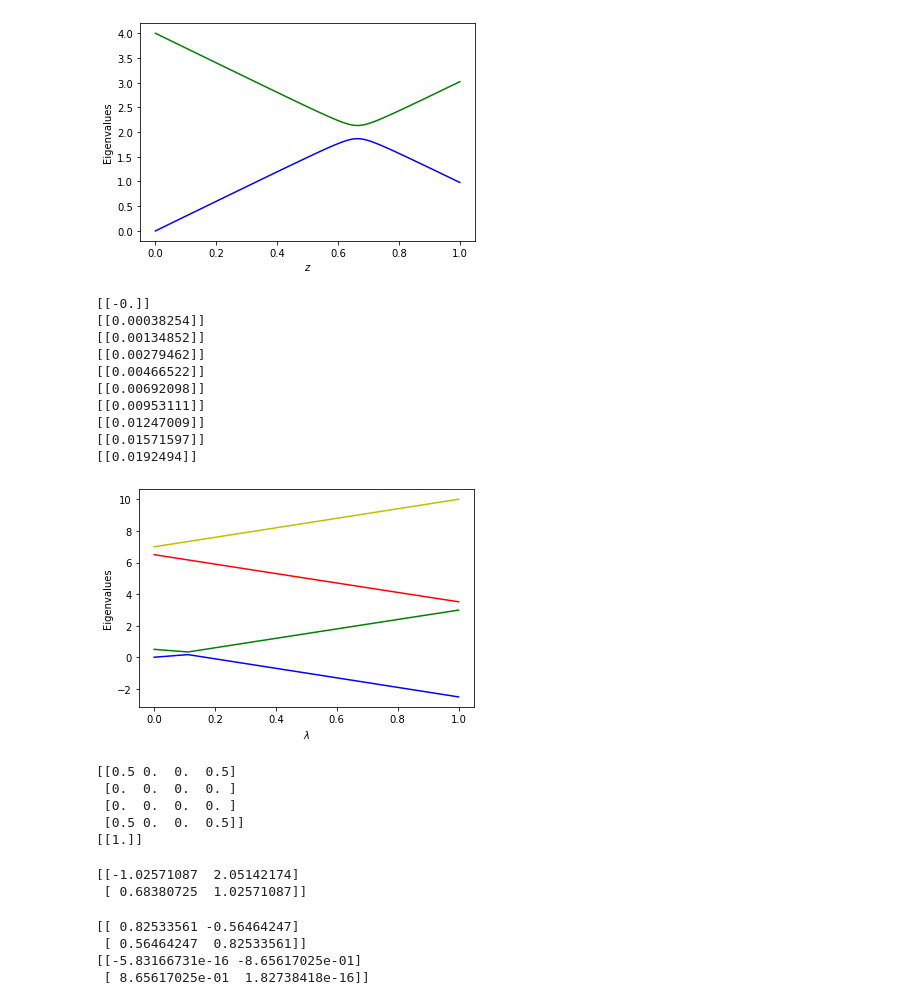
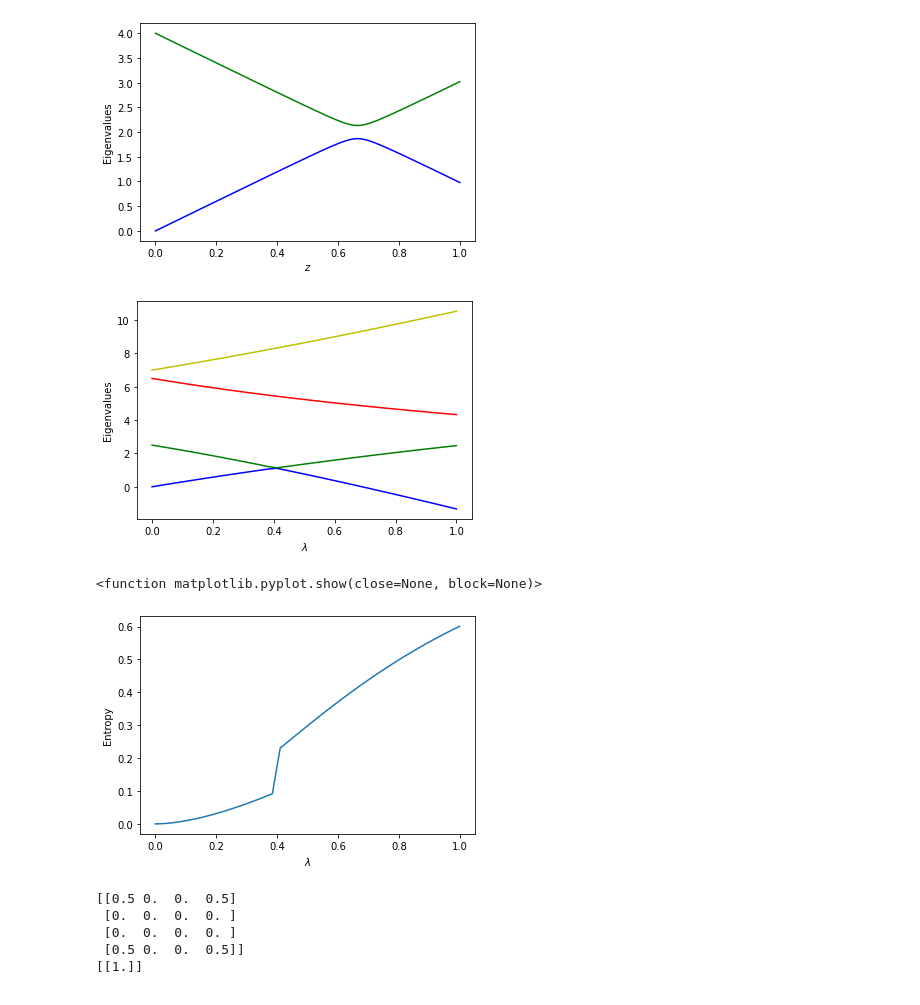
Before and after one commit to ManyBodyPhysics/QuantumProject, a Jupyter notebook: doc/src/PaperMaterial/model.ipynb, the cells around one changed output. Drawn from its saved outputs; the diff is of its cells as text; code cells hidden in the pictures.

```diff
--- a/doc/src/PaperMaterial/model.ipynb
+++ b/doc/src/PaperMaterial/model.ipynb
@@ -154,12 +154,15 @@ plt.show()
 from  matplotlib import pyplot as plt
 import numpy as np
 from scipy.linalg import logm, expm
+def log2M(a): # base 2 matrix logarithm
+    return logm(a)/np.log(2.0)
+
 dim = 4
 Hamiltonian = np.zeros((dim,dim))
 #number of lambda values
-n = 10
+n = 40
 lmbd = np.linspace(0.0,1.0,n)
-X = 0.30
+X = 2.0
 Xp = 3.0
 # Non-diagonal part as sigma_x tensor product with sigma_x
 sx = np.matrix([[0,1],[1,0]])
@@ -167,53 +170,50 @@ sx = np.matrix([[0,1],[1,0]])
 sz = np.matrix([[1,0],[0,-1]])
 sx2 = X*np.kron(sx, sx)
 sz2 = Xp*np.kron(sz, sz)
-noninteracting = [0.0, 0.5, 6.5, 7.0]
+noninteracting = [0.0, 2.5, 6.5, 7.0]
 D = np.diag(noninteracting)
 Eigenvalue = np.zeros((dim,n))
-
-def log2M(a): # base 2 matrix logarithm
-    return logm(a)/np.log(2.0)
+Entropy = np.zeros(n)
 
 for i in range(n):
     Hamiltonian = lmbd[i]*(sx2+sz2)+D
     # diagonalize and obtain eigenvalues, not necessarily sorted
     EigValues, EigVectors = np.linalg.eig(Hamiltonian)
     # sort eigenvectors and eigenvalues
     permute = EigValues.argsort()
     EigValues = EigValues[permute]
     EigVectors = EigVectors[:,permute]
     DensityMatrix = np.zeros((dim,dim))
-    # Set up density matrix
-    DensityMatrix = np.outer(EigVectors[:,1],EigVectors[:,1])
+    # Set up density matrix for lowest-lying state
+    DensityMatrix = np.outer(EigVectors[:,0],EigVectors[:,0])
+    # Project down on substates and find density matrix for subsystem
     d = np.matrix([[1,0],[0,1]])
     v1 = [1.0,0.0]
     proj1 = np.kron(v1,d)
     x1 = proj1 @ DensityMatrix @ proj1.T
     v2 = [0.0,1.0]
     proj2 = np.kron(v2,d)
     x2 = proj2 @ DensityMatrix @ proj2.T
+    # Total density matrix for subsystem
     total = x1+x2
-    print(-np.matrix.trace(total @ log2M(total)))
+    # Entropy
+    Entropy[i] = -np.matrix.trace(total @ log2M(total))
 
     Eigenvalue[0,i] = EigValues[0]
     Eigenvalue[1,i] = EigValues[1]
     Eigenvalue[2,i] = EigValues[2]
     Eigenvalue[3,i] = EigValues[3]
 plt.plot(lmbd, Eigenvalue[0,:] ,'b-',lmbd, Eigenvalue[1,:],'g-',)
 plt.plot(lmbd, Eigenvalue[2,:] ,'r-',lmbd, Eigenvalue[3,:],'y-',)
 plt.xlabel('$\lambda$')
 plt.ylabel('Eigenvalues')
 plt.show()
+plt.plot(lmbd, Entropy)
+plt.xlabel('$\lambda$')
+plt.ylabel('Entropy')
+plt.show
 # %% [output]
+[figure, new version]
-[[-0.]]
-[[0.00038254]]
-[[0.00134852]]
-[[0.00279462]]
-[[0.00466522]]
-[[0.00692098]]
-[[0.00953111]]
-[[0.01247009]]
-[[0.01571597]]
-[[0.0192494]]
+<function matplotlib.pyplot.show(close=None, block=None)>
-[figure, old version]
+[figure, added]
 # %%
@@ -240,32 +223,3 @@ print(-np.matrix.trace(total @ log2M(total)))
  [0.  0.  0.  0. ]
  [0.5 0.  0.  0.5]]
 [[1.]]
-# %%
-from scipy.linalg import logm, expm
-a = np.array([[1.0, 3.0], [1.0, 4.0]])
-b = logm(a)
-print(b)
-# %% [output]
-[[-1.02571087  2.05142174]
- [ 0.68380725  1.02571087]]
-# %%
-import numpy as np
-from scipy.linalg import logm, expm
-
-def log2M(a): # base 2 matrix logarithm
-    return logm(a)/np.log(2.0)
-
-def p2M(a): # base 2 matrix exponent
-    return expm(np.log(2.0)*a)
-
-
-alpha = 0.6
-a = np.array([[np.cos(alpha), -np.sin(alpha)], [np.sin(alpha), np.cos(alpha)]])
-print(a)
-q = log2M(a)
-print(q)
-# %% [output]
-[[ 0.82533561 -0.56464247]
- [ 0.56464247  0.82533561]]
-[[-5.83166731e-16 -8.65617025e-01]
- [ 8.65617025e-01  1.82738418e-16]]
```
Also changed, not shown: parts of 3 cells of this notebook, 1 other file.
